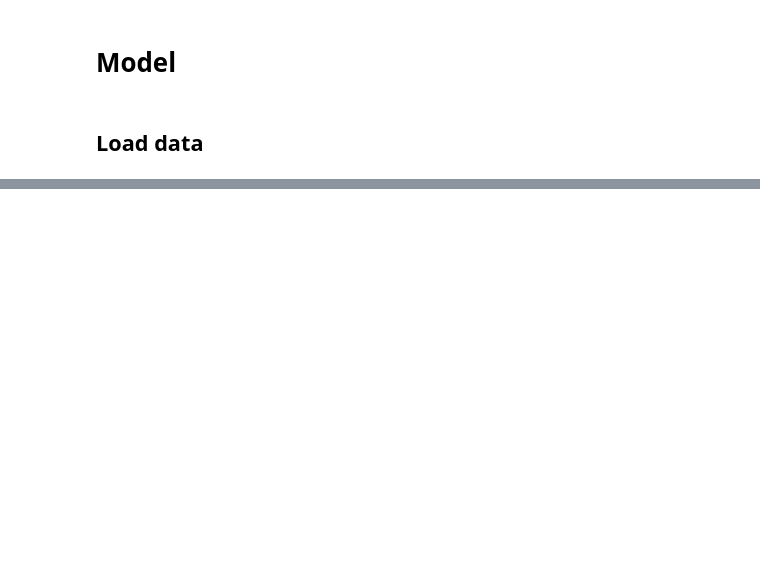
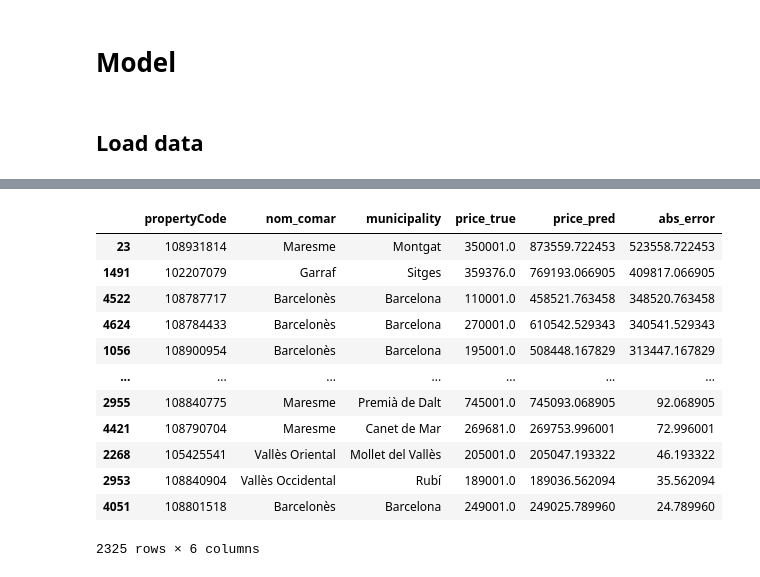
Before and after one commit to nicolasdl97/Project_1, a Jupyter notebook: Notebook/Model.ipynb, the cells around one changed output, grey strips where cells are left out. Drawn from its saved outputs; the diff is of its cells as text; code cells hidden in the pictures; blank space fills up the shorter version.

```diff
--- a/Notebook/Model.ipynb
+++ b/Notebook/Model.ipynb
@@ -60,0 +370,16 @@ Length: 13, dtype: geometry
+# %%
+report[report['price_true']<report['price_pred']]
+# %% [output]
+|  | propertyCode | nom_comar | municipality | price_true | price_pred | abs_error |
+| 23 | 108931814 | Maresme | Montgat | 350001.0 | 873559.722453 | 523558.722453 |
+| 1491 | 102207079 | Garraf | Sitges | 359376.0 | 769193.066905 | 409817.066905 |
+| 4522 | 108787717 | Barcelonès | Barcelona | 110001.0 | 458521.763458 | 348520.763458 |
+| 4624 | 108784433 | Barcelonès | Barcelona | 270001.0 | 610542.529343 | 340541.529343 |
+| 1056 | 108900954 | Barcelonès | Barcelona | 195001.0 | 508448.167829 | 313447.167829 |
+| ... | ... | ... | ... | ... | ... | ... |
+| 2955 | 108840775 | Maresme | Premià de Dalt | 745001.0 | 745093.068905 | 92.068905 |
+| 4421 | 108790704 | Maresme | Canet de Mar | 269681.0 | 269753.996001 | 72.996001 |
+| 2268 | 105425541 | Vallès Oriental | Mollet del Vallès | 205001.0 | 205047.193322 | 46.193322 |
+| 2953 | 108840904 | Vallès Occidental | Rubí | 189001.0 | 189036.562094 | 35.562094 |
+| 4051 | 108801518 | Barcelonès | Barcelona | 249001.0 | 249025.789960 | 24.789960 |
+2325 rows × 6 columns
```
Also changed, not shown: parts of 7 cells of this notebook.
